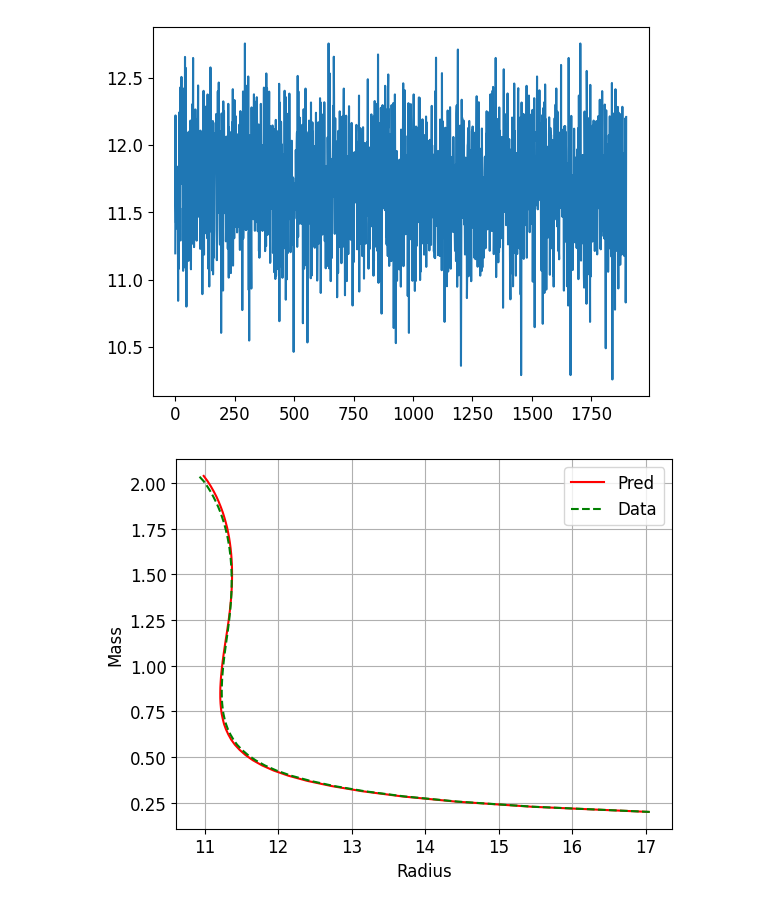
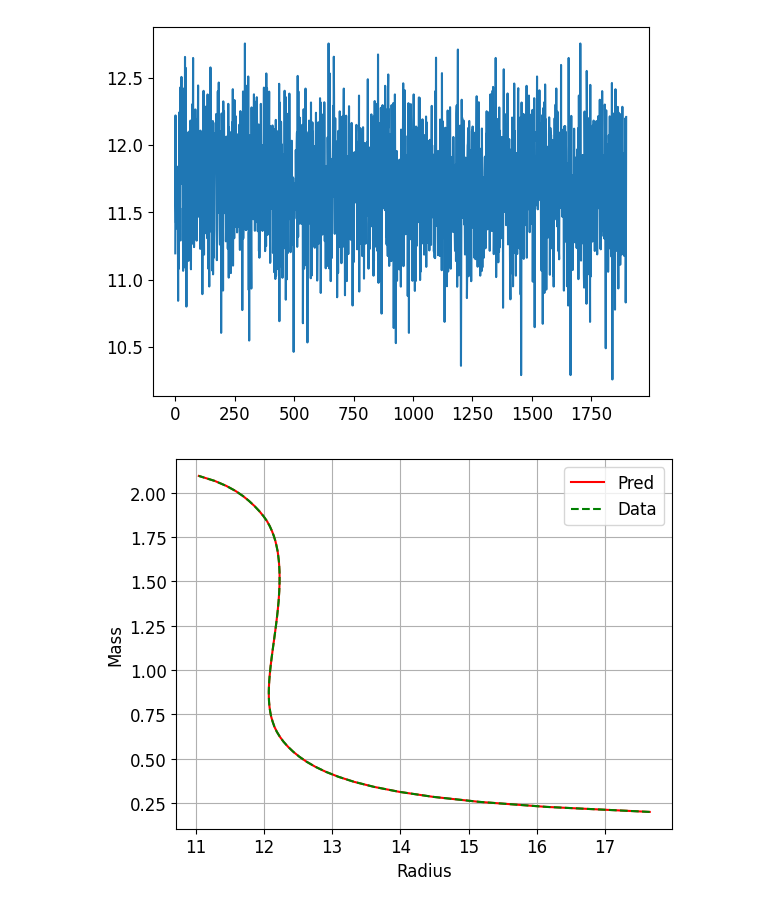
Before and after one commit to awsteiner/bamr, a Jupyter notebook: out/dtr.ipynb, the cells around one changed output. Saved outputs shown, nothing was run; the diff lists cells and outputs as text; code cells hidden in the pictures.

```diff
--- a/out/dtr.ipynb
+++ b/out/dtr.ipynb
@@ -10,7 +10,7 @@ from sklearn.metrics import mean_absolute_error
 from sklearn.metrics import r2_score
 plt.rc('font', size=12.0)
 # %%
-models = ['mp']
+models = ['ml']
 x_name = ['a', 'alpha', 'param_S', 'param_L', '', 'trans1', '',
            'trans2', '']
 for k in range(len(models)):
@@ -23,7 +23,7 @@ y_name = [f"R_{i}" for i in range(100)]
 y_name = y_name + ['M_max', 'dpdM', 'I1', 'I2']
 
 dir = '/home/anik/bamr/out/aff_inv/'
-mchain = h5py.File(dir + models[0] + '_all', 'r')['markov_chain_0']
+mchain = h5py.File(dir + models[0] + '_train2', 'r')['markov_chain_0']
 nrow, data = mchain['nlines'][0], mchain['data']
 
 x_ncol, y_ncol = len(x_name), len(y_name)
@@ -35,14 +35,14 @@ for i in range(y_ncol):
     y[i] = data[y_name[i]]
 
 x, y = x.T, y.T
-x_tr, x_ts, y_tr, y_ts = train_test_split(x, y, test_size=0.1, random_state=42)
+x_tr, x_ts, y_tr, y_ts = train_test_split(x, y, test_size=0.001, random_state=42)
 # %%
 DTR=DecisionTreeRegressor(criterion='absolute_error', random_state=42)
 scoring='neg_mean_squared_error'
 cv, n_jobs=10, -1
 hp_dtr = {
-    'max_depth': [10, 20, 30, None],
-    'min_samples_leaf': [1, 2],
+    'max_depth': [10, 15, 20],
+    'min_samples_leaf': [1, 2, 3],
     'min_samples_split': [2, 3],
 }
 
@@ -112,30 +110,30 @@ plt.show()
 # %%
 # Get rd and m_max
 rd = y_pr[:, 0:100]
-rd2 = y_ts[:, 0:100]
+rd2 = y_tr[:, 0:100]
 m_max = y_pr[:, 100]
-m_max2 = y_ts[:, 100]
-
+m_max2 = y_tr[:, 100]
+gm = np.linspace(0.2, 3.0, 100)
 # Find i_max
 i_max = np.array([np.where(gm > m_max[i])[0][0] for i in range(len(m_max))])
 i_max2 = np.array([np.where(gm > m_max2[i])[0][0] for i in range(len(m_max2))])
 
 # Select a random row index
 random_index = np.random.randint(0, y_pr.shape[0])
 
 # Extract m and r for the selected row
 m = gm[:i_max[random_index]]
 m2 = gm[:i_max2[random_index]]
 r = rd[random_index][:len(m)]
 r2 = rd2[random_index][:len(m2)]
 
 # Plot m against r
 plt.plot(r, m, label='Pred', c='r')
 plt.plot(r2, m2, label='Data', c='g', ls='--')
 plt.xlabel('Radius')
 plt.ylabel('Mass')
 plt.grid(True)
 plt.legend()
 plt.show()
 # %% [output]
-[figure, old version]
+[figure, new version]
```
Also changed, not shown: parts of 3 cells of this notebook, 7 other files.
